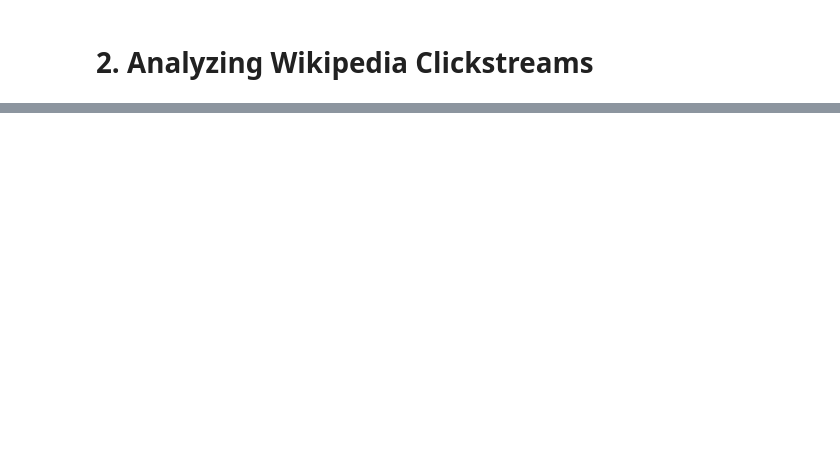
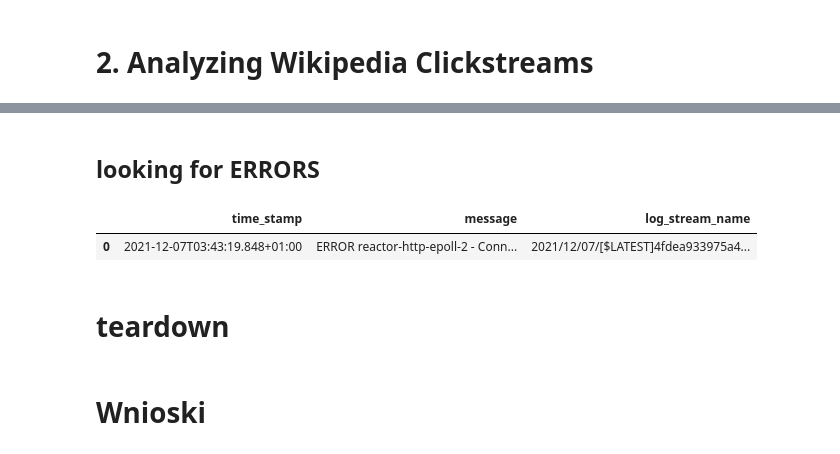
Before and after one commit to mikiisz/mothena, a Jupyter notebook: athena.ipynb, the cells around one changed output, grey strips where cells are left out. Cells and saved outputs as stored; diff of their text form; code cells hidden in the pictures; blank space fills up the shorter version.

```diff
--- a/athena.ipynb
+++ b/athena.ipynb
@@ -260,0 +426,15 @@ round-trip min/avg/max/stddev = 15.413/19.816/29.478/3.883 ms
+# %% [markdown]
+## looking for ERRORS
+# %%
+df = pd.read_sql_query(
+    """
+    SELECT * FROM lambda_logs
+    WHERE message
+    LIKE '%%ERROR%%'
+    """, mock_hive_engine)
+df.head(10)
+# %% [output]
+|  | time_stamp | message | log_stream_name |
+| 0 | 2021-12-07T03:43:19.848+01:00 | ERROR reactor-http-epoll-2 - Conn... | 2021/12/07/[$LATEST]4fdea933975a4... |
+# %% [markdown]
+# teardown
@@ -260,0 +443,2 @@ round-trip min/avg/max/stddev = 15.413/19.816/29.478/3.883 ms
+# %% [markdown]
+# Wnioski
```
Also changed, not shown: parts of 33 cells of this notebook, 1 other file.
